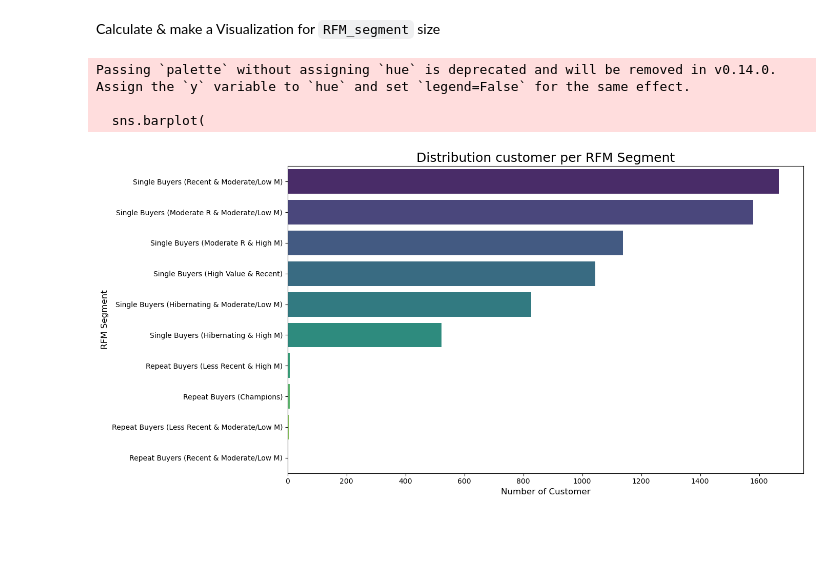
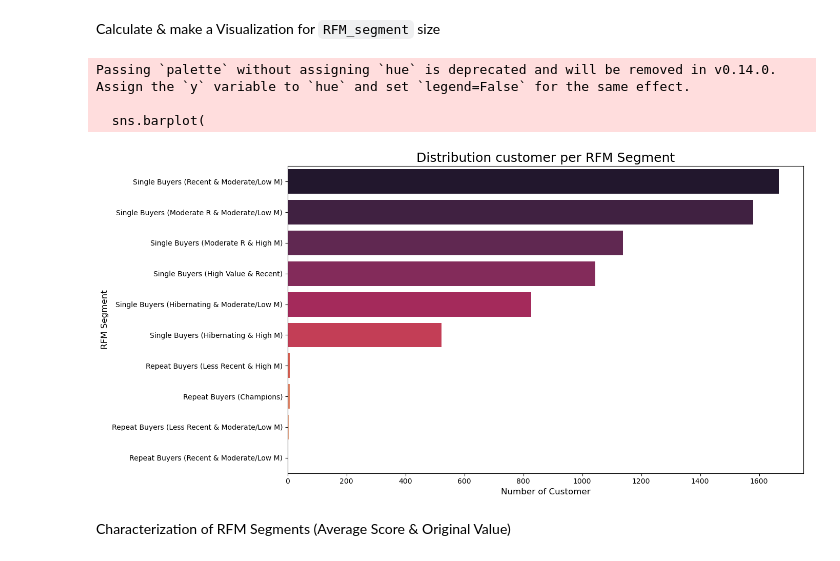
Before and after one commit to RizkiRdm/Olist-E-commerce-Performance-Analysis, a Jupyter notebook: notebooks/feature_engineering.ipynb, the cells around one changed output. Saved outputs shown, nothing was run; the diff lists cells and outputs as text; code cells hidden in the pictures; blank space fills up the shorter version.

```diff
--- a/notebooks/feature_engineering.ipynb
+++ b/notebooks/feature_engineering.ipynb
@@ -789,19 +789,21 @@ segment_size.columns = ["RFM_segment", "customer_count"]
 # %%
 plt.figure(figsize=(14, 7))
 sns.barplot(
     x="customer_count",
     y="RFM_segment",
     data=segment_size.sort_values("customer_count", ascending=False),
-    palette="viridis",
+    palette="rocket",
 )
 
 plt.title("Distribution customer per RFM Segment", fontsize=18)
 plt.xlabel("Number of Customer", fontsize=12)
 plt.ylabel("RFM Segment", fontsize=12)
 plt.tight_layout()
 plt.show()
 # %% [output]
 Passing `palette` without assigning `hue` is deprecated and will be removed in v0.14.0. Assign the `y` variable to `hue` and set `legend=False` for the same effect.
 
   sns.barplot(
-[figure, old version]
+[figure, new version]
+# %% [markdown]
+Characterization of RFM Segments (Average Score & Original Value)
```
Also changed, not shown: parts of 6 cells of this notebook.
